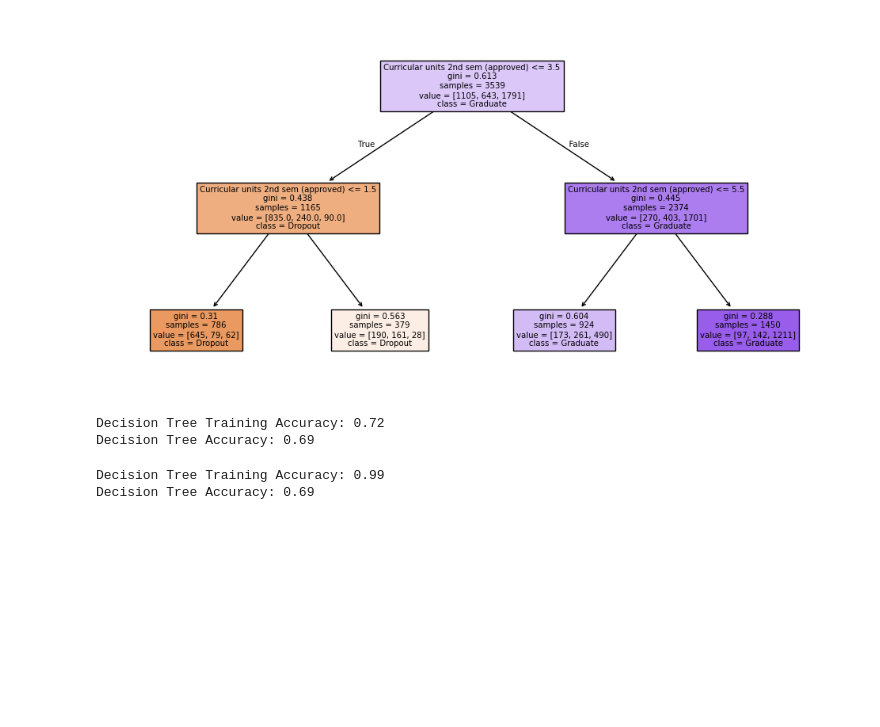
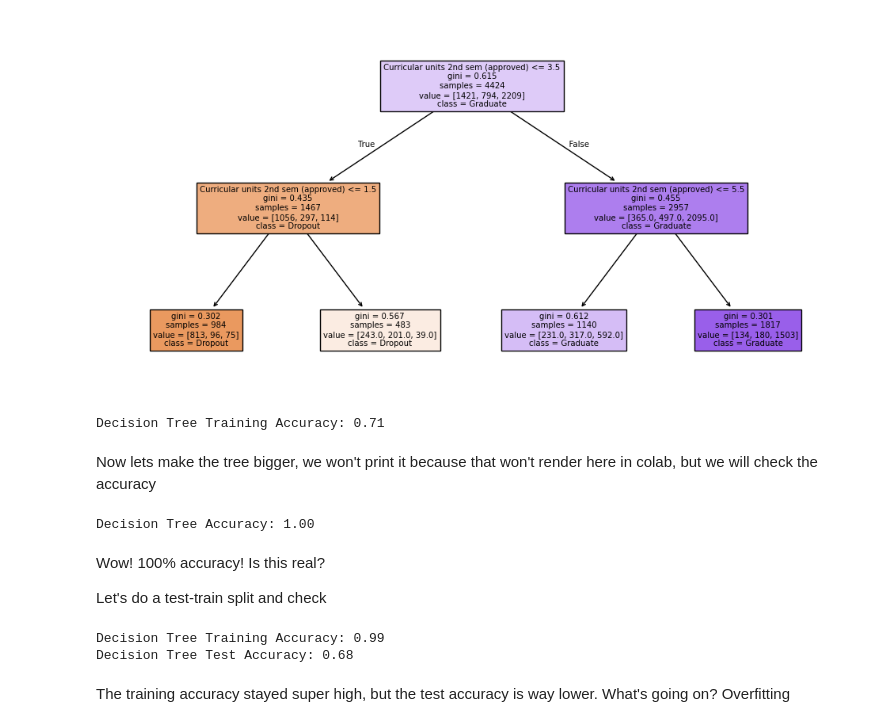
Before and after one commit to osommersell264/MLsessions, a Jupyter notebook: DecisionTrees.ipynb, the cells around one changed output. Cells and saved outputs as stored; diff of their text form; code cells hidden in the pictures; blank space fills up the shorter version.

```diff
--- a/DecisionTrees.ipynb
+++ b/DecisionTrees.ipynb
@@ -28,35 +32,52 @@ Requirement already satisfied: six>=1.5 in /usr/local/lib/python3.11/dist-packag
 # %%
-# Split into training and testing sets (80% train, 20% test)
-X_train, X_test, y_train, y_test = train_test_split(X, y, test_size=0.2, random_state=42)
-
 # Create and train the decision tree classifier
 clf = DecisionTreeClassifier(criterion="gini", max_depth=2)
-clf.fit(X_train, y_train)
+clf.fit(X, y)
 
 # Visualize the decision tree
 plt.figure(figsize=(12, 6))
-plot_tree(clf, feature_names=X.columns, class_names = np.unique( y_train), filled=True)
+plot_tree(clf, feature_names=X.columns, class_names = np.unique( y), filled=True)
 plt.show()
 
-# Evaluate model accuracy on training data
-accuracy = clf.score(X_train, y_train)
+# Evaluate model accuracy
+accuracy = clf.score(X, y)
 print(f"Decision Tree Training Accuracy: {accuracy:.2f}")
 # %% [output]
-[figure, old version]
+[figure, new version]
-Decision Tree Training Accuracy: 0.72
-Decision Tree Accuracy: 0.69
+Decision Tree Training Accuracy: 0.71
+# %% [markdown]
+Now lets make the tree bigger, we won't print it because that won't render here in colab, but we will check the accuracy
+# %%
+# Create and train the decision tree classifier
+clf = DecisionTreeClassifier(criterion="gini", max_depth=20)
+clf.fit(X, y)
+
+# Evaluate model accuracy
+accuracy = clf.score(X, y)
+print(f"Decision Tree Accuracy: {accuracy:.2f}")
+# %% [output]
+Decision Tree Accuracy: 1.00
+# %% [markdown]
+Wow! 100% accuracy! Is this real?
+
+Let's do a test-train split and check
 # %%
+# Split into training and testing sets (80% train, 20% test)
+X_train, X_test, y_train, y_test = train_test_split(X, y, test_size=0.2, random_state=42)
+
 # Create and train the decision tree classifier
 clf = DecisionTreeClassifier(criterion="gini", max_depth=20)
 clf.fit(X_train, y_train)
 
-
 # Evaluate model accuracy on training data
 accuracy = clf.score(X_train, y_train)
 print(f"Decision Tree Training Accuracy: {accuracy:.2f}")
+
 # Evaluate model accuracy on test data
 accuracy = clf.score(X_test, y_test)
-print(f"Decision Tree Accuracy: {accuracy:.2f}")
+print(f"Decision Tree Test Accuracy: {accuracy:.2f}")
 # %% [output]
 Decision Tree Training Accuracy: 0.99
-Decision Tree Accuracy: 0.69
+Decision Tree Test Accuracy: 0.68
+# %% [markdown]
+The training accuracy stayed super high, but the test accuracy is way lower. What's going on? Overfitting
```
Also changed, not shown: parts of 1 cell of this notebook.
